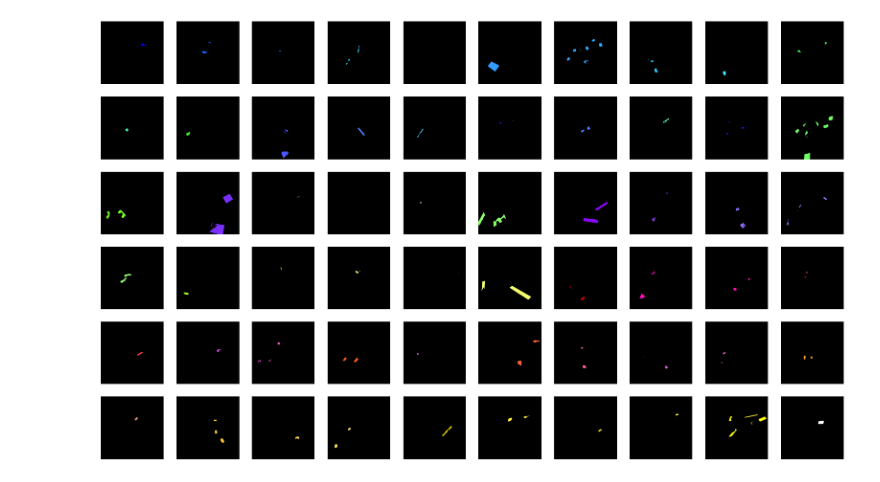
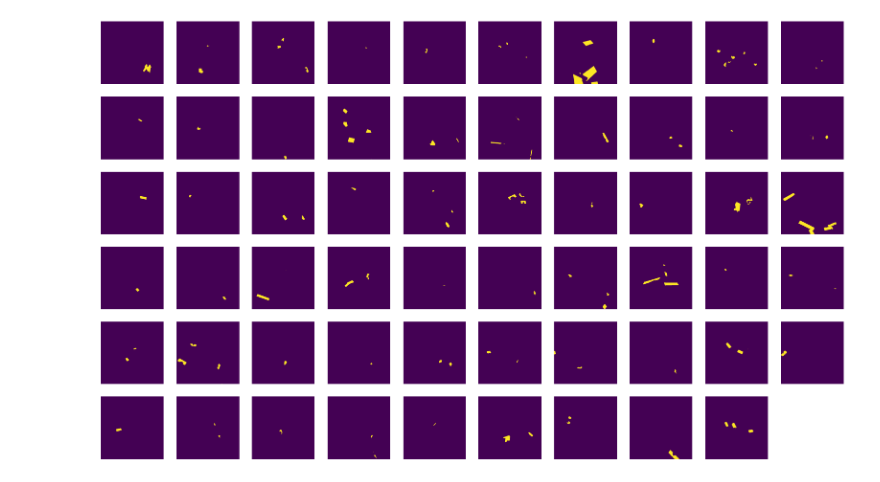
Before and after one commit to skolchin/redbull, a Jupyter notebook: lib/test_voc_dataset.ipynb, the cells around one changed output. Cells and saved outputs as stored; diff of their text form; code cells hidden in the pictures.

```diff
--- a/lib/test_voc_dataset.ipynb
+++ b/lib/test_voc_dataset.ipynb
@@ -198,17 +201,23 @@ for i, (image, target, mask) in enumerate(zip(images, targets, masks)):
 # %%
-mask_reshaped = mask.permute(1, 2, 0).reshape(-1, 3)
-objects = torch.unique(mask_reshaped, dim=0)[1:]
+# mask_reshaped = mask.permute(1, 2, 0).reshape(-1, 3)
+# objects = torch.unique(mask_reshaped, dim=0)[1:]
 
-plt.figure(figsize=(20,20))
-for n, object_color in enumerate(objects):
-    plt.subplot(10, 10, n+1)
-    object_mask = (mask_reshaped == object_color)
-    object_mask = object_mask.all(dim=-1).reshape(mask.shape[1:])
+# plt.figure(figsize=(20,20))
+# for n, object_color in enumerate(objects):
+#     plt.subplot(10, 10, n+1)
+#     object_mask = (mask_reshaped == object_color)
+#     object_mask = object_mask.all(dim=-1).reshape(mask.shape[1:])
 
-    empty = torch.zeros((mask.shape[1], mask.shape[2], mask.shape[0]), dtype=mask.dtype)
-    empty[object_mask, :] = object_color
+#     empty = torch.zeros((mask.shape[1], mask.shape[2], mask.shape[0]), dtype=mask.dtype)
+#     empty[object_mask, :] = object_color
 
-    plt.axis('off')
-    _ = plt.imshow(empty.cpu().numpy())
+#     plt.axis('off')
+#     _ = plt.imshow(empty.cpu().numpy())
-# %% [output]
-[figure, removed]
+# %%
+plt.figure(figsize=(20,20))
+for n, m in enumerate(mask):
+    plt.subplot(10, 10, n+1)
+    plt.axis('off')
+    _ = plt.imshow(m)
+# %% [output]
+[figure, added]
```
Also changed, not shown: parts of 4 cells of this notebook, 2 other files.
